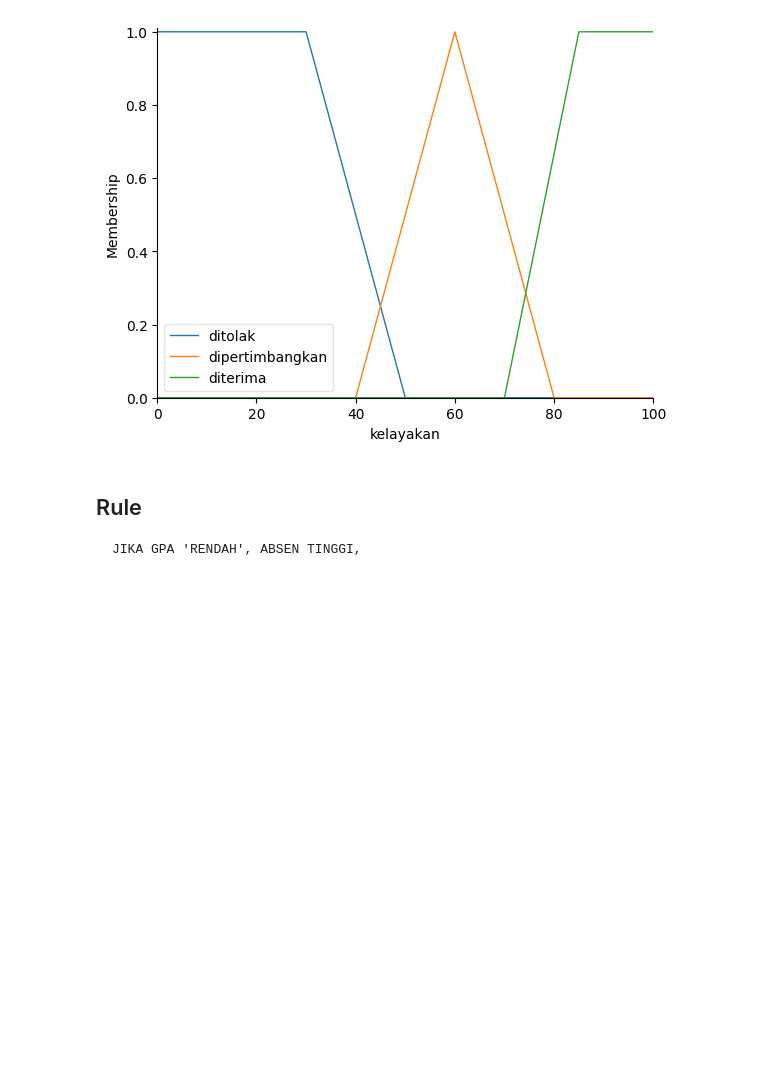
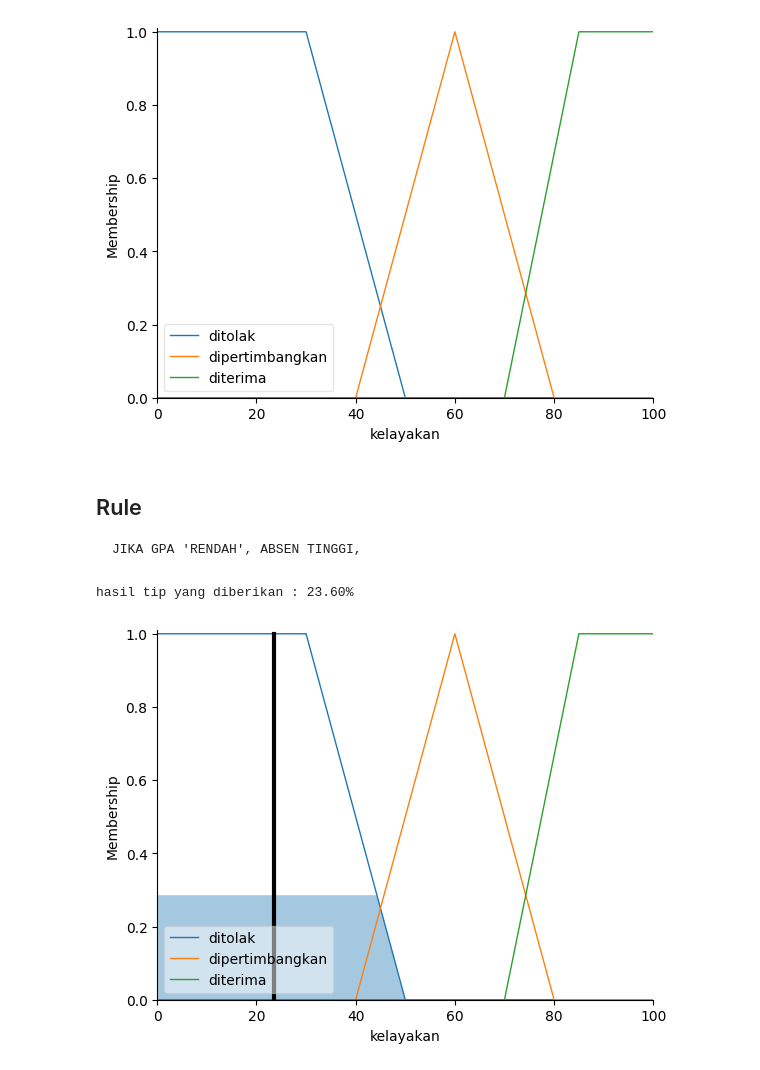
Before and after one commit to RamaOktav/Project-Prak-SCPK, a Jupyter notebook: testing.ipynb, the cells around one changed output. Drawn from its saved outputs; the diff is of its cells as text; code cells hidden in the pictures; blank space fills up the shorter version.

```diff
--- a/testing.ipynb
+++ b/testing.ipynb
@@ -144,3 +144,22 @@ rules = [
     ctrl.Rule(gpa['tinggi'] & absences['sedikit'] & study_time['cukup'],  kelayakan['diterima']),
     ctrl.Rule(gpa['tinggi'] & absences['sedikit'] & study_time['banyak'], kelayakan['diterima']),
 ]
+
+kelayakan_ctrl= ctrl.ControlSystem(rules)
+kelayakan_sim = ctrl.ControlSystemSimulation(kelayakan_ctrl)
+# %%
+kelayakan_sim.input['gpa']=2
+kelayakan_sim.input['absences']=20
+kelayakan_sim.input['study_time']= 1
+
+#komputasi / perhitungan fuzzy]
+kelayakan_sim.compute()
+
+#tampilkan hasil defuzzifikasi
+print(f"hasil tip yang diberikan : {kelayakan_sim.output['kelayakan']:.2f}%")
+
+#visualisasi kurva output
+kelayakan.view(sim=kelayakan_sim)
+# %% [output]
+hasil tip yang diberikan : 23.60%
+[figure, added]
```
Also changed, not shown: parts of 1 cell of this notebook, 1 other file.
